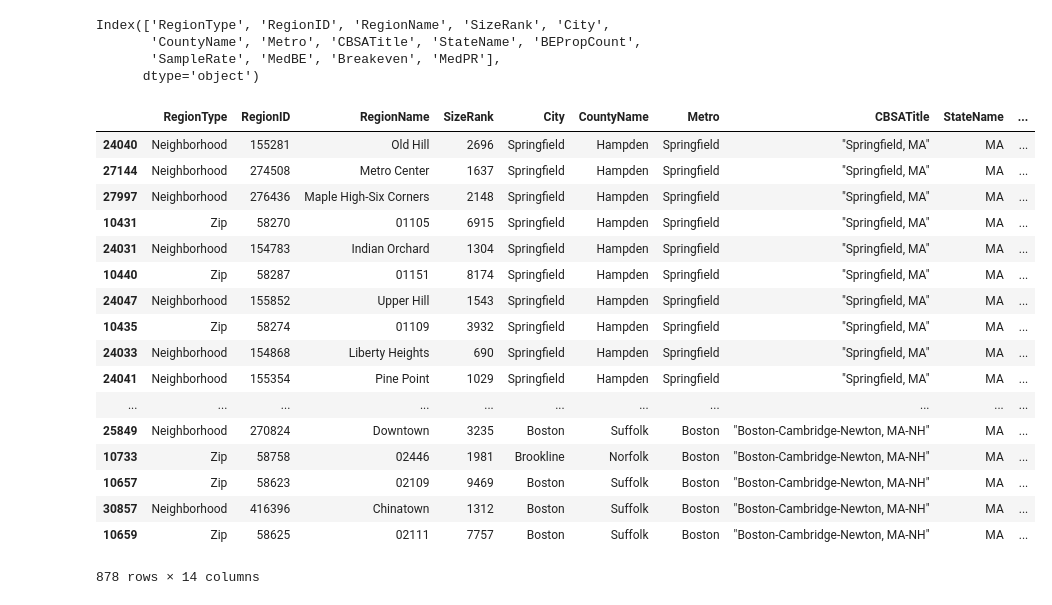
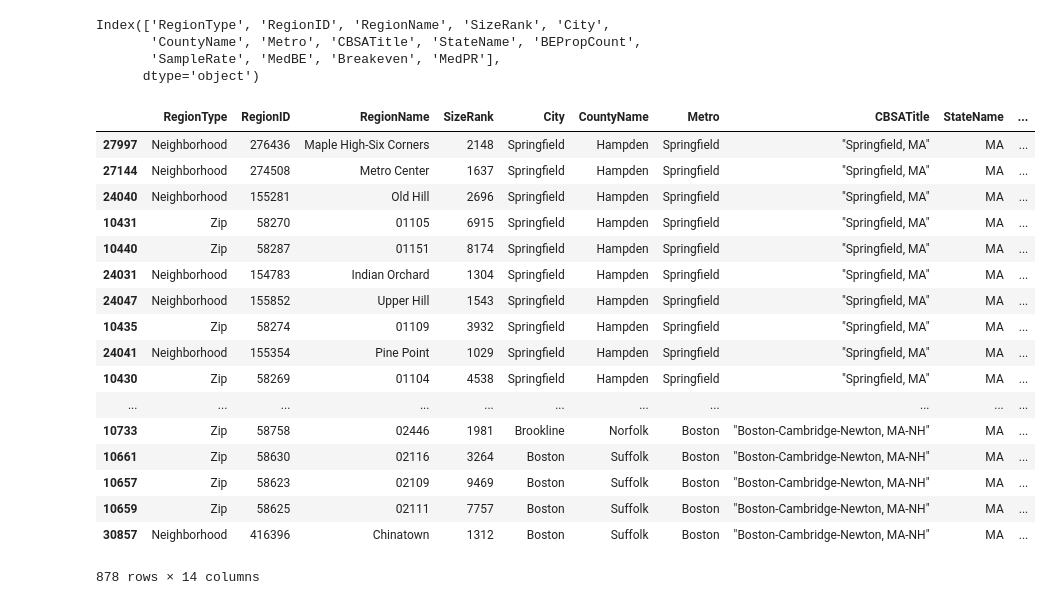
Before and after one commit to t1m0thy/datadad, a Jupyter notebook: BreakEvent rent-own zillow.ipynb, the cells around one changed output. Saved outputs shown, nothing was run; the diff lists cells and outputs as text; code cells hidden in the pictures.

Commit message:
remove silly bug in breakeven

```diff
--- a/BreakEvent rent-own zillow.ipynb
+++ b/BreakEvent rent-own zillow.ipynb
@@ -9,23 +9,23 @@ Index(['RegionType', 'RegionID', 'RegionName', 'SizeRank', 'City',
        'SampleRate', 'MedBE', 'Breakeven', 'MedPR'],
       dtype='object')
 # %%
-df[df['StateName']=='MA'].sort_values("Breakeven").plot(kind='hist')
+df[df['StateName']=='MA'].sort_values("MedBE")
 # %% [output]
 |  | RegionType | RegionID | RegionName | SizeRank | City | CountyName | Metro | CBSATitle | StateName | ... |
+| 27997 | Neighborhood | 276436 | Maple High-Six Corners | 2148 | Springfield | Hampden | Springfield | "Springfield, MA" | MA | ... |
+| 27144 | Neighborhood | 274508 | Metro Center | 1637 | Springfield | Hampden | Springfield | "Springfield, MA" | MA | ... |
 | 24040 | Neighborhood | 155281 | Old Hill | 2696 | Springfield | Hampden | Springfield | "Springfield, MA" | MA | ... |
-| 27144 | Neighborhood | 274508 | Metro Center | 1637 | Springfield | Hampden | Springfield | "Springfield, MA" | MA | ... |
-| 27997 | Neighborhood | 276436 | Maple High-Six Corners | 2148 | Springfield | Hampden | Springfield | "Springfield, MA" | MA | ... |
 | 10431 | Zip | 58270 | 01105 | 6915 | Springfield | Hampden | Springfield | "Springfield, MA" | MA | ... |
+| 10440 | Zip | 58287 | 01151 | 8174 | Springfield | Hampden | Springfield | "Springfield, MA" | MA | ... |
 | 24031 | Neighborhood | 154783 | Indian Orchard | 1304 | Springfield | Hampden | Springfield | "Springfield, MA" | MA | ... |
-| 10440 | Zip | 58287 | 01151 | 8174 | Springfield | Hampden | Springfield | "Springfield, MA" | MA | ... |
 | 24047 | Neighborhood | 155852 | Upper Hill | 1543 | Springfield | Hampden | Springfield | "Springfield, MA" | MA | ... |
 | 10435 | Zip | 58274 | 01109 | 3932 | Springfield | Hampden | Springfield | "Springfield, MA" | MA | ... |
-| 24033 | Neighborhood | 154868 | Liberty Heights | 690 | Springfield | Hampden | Springfield | "Springfield, MA" | MA | ... |
 | 24041 | Neighborhood | 155354 | Pine Point | 1029 | Springfield | Hampden | Springfield | "Springfield, MA" | MA | ... |
+| 10430 | Zip | 58269 | 01104 | 4538 | Springfield | Hampden | Springfield | "Springfield, MA" | MA | ... |
 | ... | ... | ... | ... | ... | ... | ... | ... | ... | ... | ... |
-| 25849 | Neighborhood | 270824 | Downtown | 3235 | Boston | Suffolk | Boston | "Boston-Cambridge-Newton, MA-NH" | MA | ... |
 | 10733 | Zip | 58758 | 02446 | 1981 | Brookline | Norfolk | Boston | "Boston-Cambridge-Newton, MA-NH" | MA | ... |
+| 10661 | Zip | 58630 | 02116 | 3264 | Boston | Suffolk | Boston | "Boston-Cambridge-Newton, MA-NH" | MA | ... |
 | 10657 | Zip | 58623 | 02109 | 9469 | Boston | Suffolk | Boston | "Boston-Cambridge-Newton, MA-NH" | MA | ... |
+| 10659 | Zip | 58625 | 02111 | 7757 | Boston | Suffolk | Boston | "Boston-Cambridge-Newton, MA-NH" | MA | ... |
 | 30857 | Neighborhood | 416396 | Chinatown | 1312 | Boston | Suffolk | Boston | "Boston-Cambridge-Newton, MA-NH" | MA | ... |
-| 10659 | Zip | 58625 | 02111 | 7757 | Boston | Suffolk | Boston | "Boston-Cambridge-Newton, MA-NH" | MA | ... |
 878 rows × 14 columns
```
